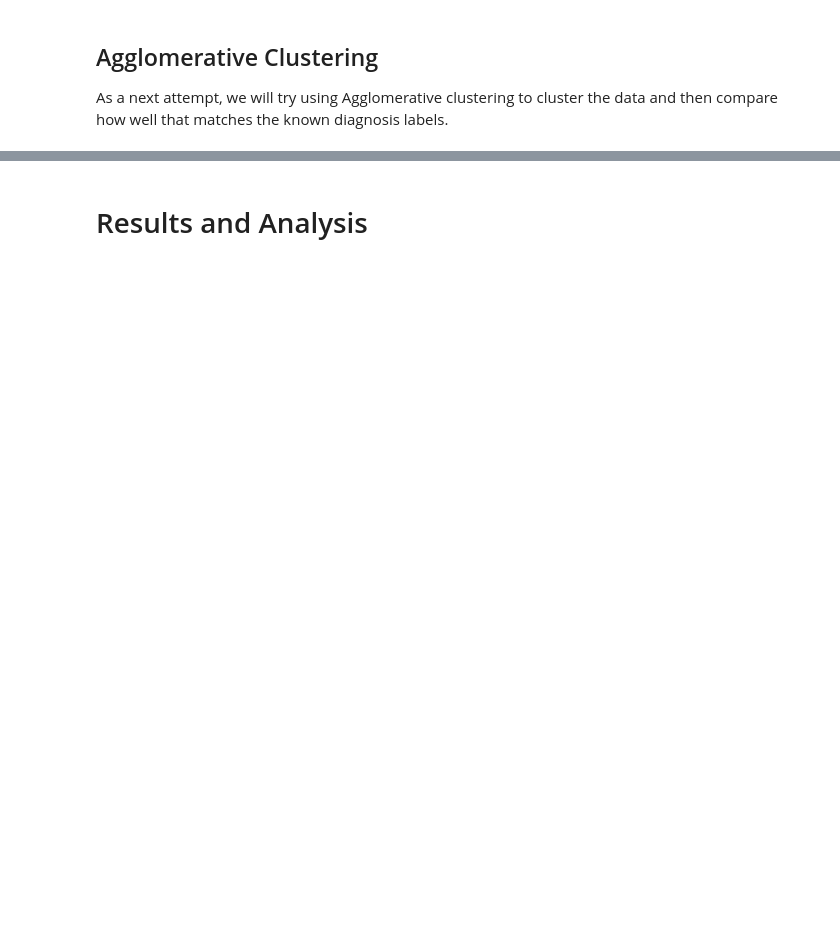
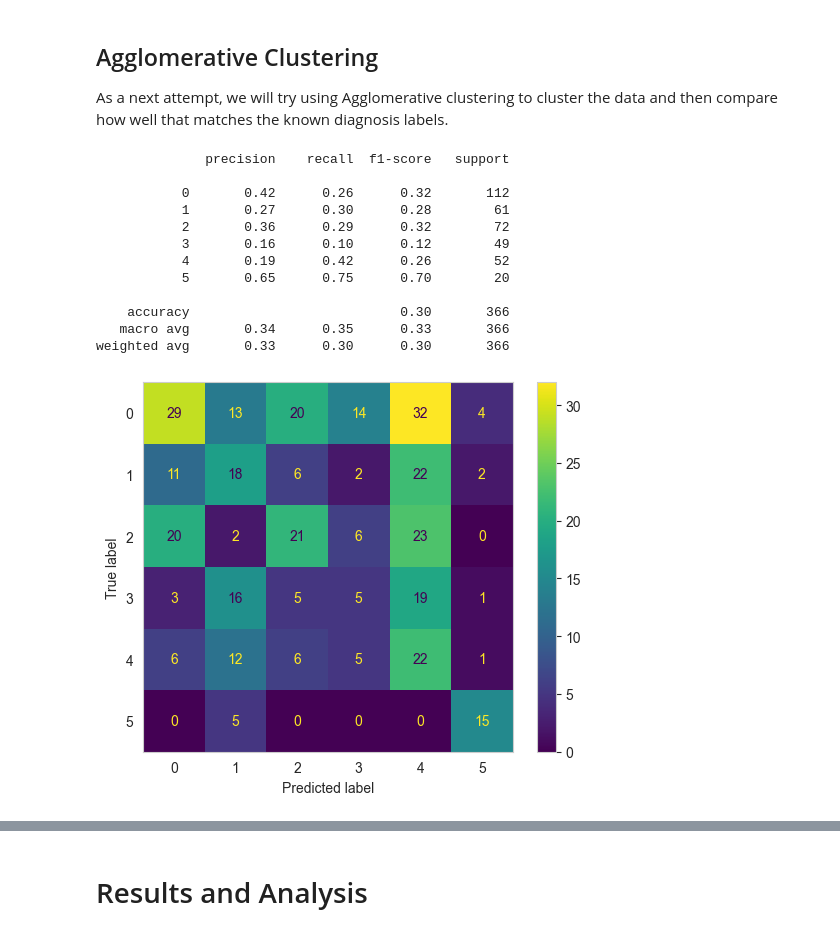
Before and after one commit to seanpritchard94/dermatology, a Jupyter notebook: dermatology.ipynb, the cells around one changed output, grey strips where cells are left out. Cells and saved outputs as stored; diff of their text form; code cells hidden in the pictures; blank space fills up the shorter version.

```diff
--- a/dermatology.ipynb
+++ b/dermatology.ipynb
@@ -402,6 +458,19 @@ KMeans has not performed well on most classes. For classes 3 and 4, it got 0 cor
 As a next attempt, we will try using Agglomerative clustering to cluster the data and then compare how well that matches the known diagnosis labels.
 # %%
 agg = AgglomerativeClustering(n_clusters=6)
-agg.fit_predict(pca_out_df)
-best_predictions, _ = find_best_label_permutation(kmeans.fit_predict(pca_out_df))
+best_predictions, _ = find_best_label_permutation(agg.fit_predict(X))
 display_results(best_predictions)
+# %% [output]
+              precision    recall  f1-score   support
+
+           0       0.42      0.26      0.32       112
+           1       0.27      0.30      0.28        61
+           2       0.36      0.29      0.32        72
+           3       0.16      0.10      0.12        49
+           4       0.19      0.42      0.26        52
+           5       0.65      0.75      0.70        20
+
+    accuracy                           0.30       366
+   macro avg       0.34      0.35      0.33       366
+weighted avg       0.33      0.30      0.30       366
+[figure, added]
```
Also changed, not shown: parts of 14 cells of this notebook.
